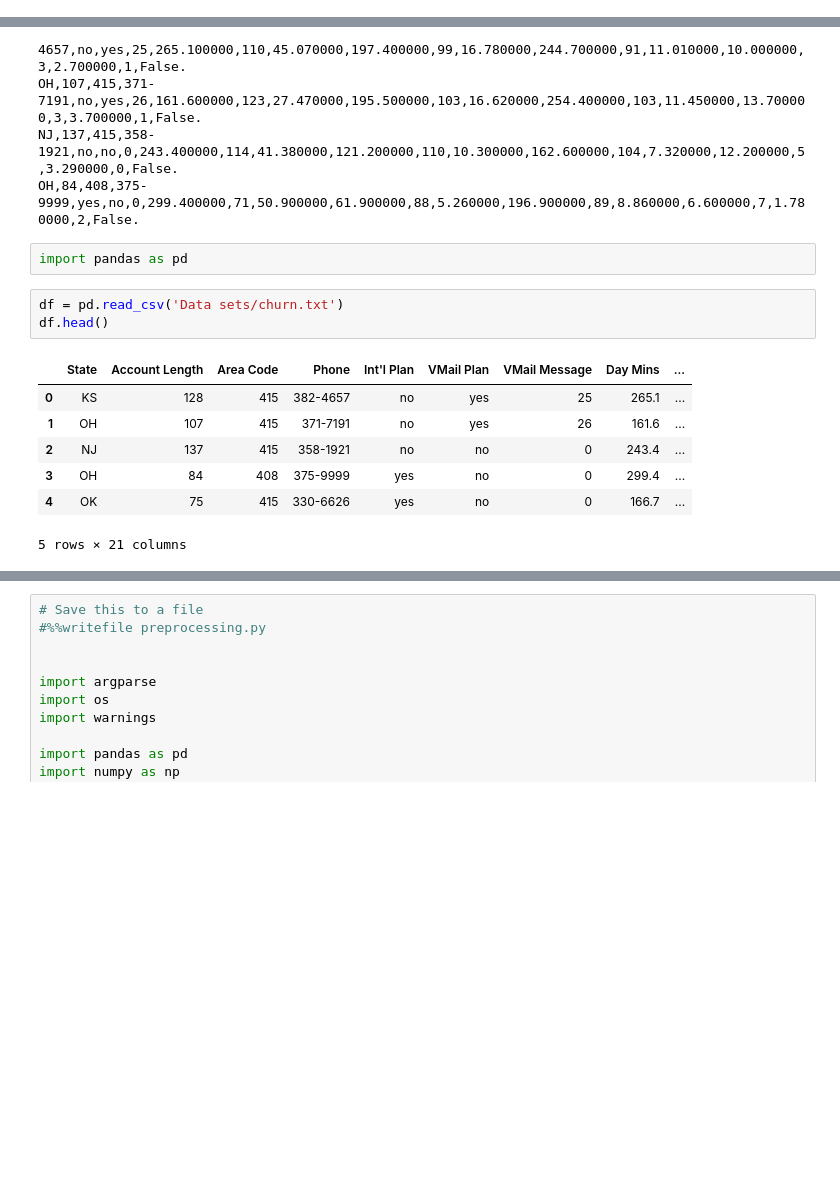
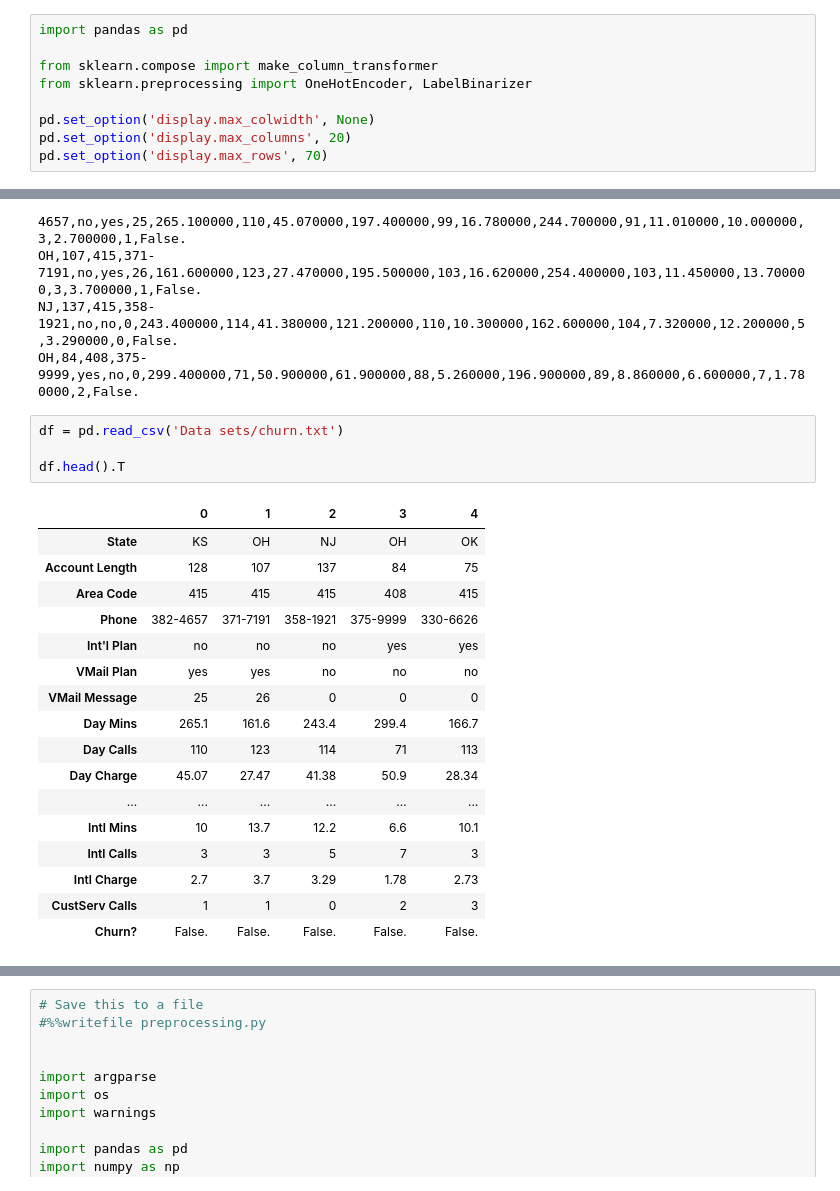
Before and after one commit to lpatruno/sagemaker-course, a Jupyter notebook: notebooks/processing.ipynb, the cells around one changed output, grey strips where cells are left out. Saved outputs shown, nothing was run; the diff lists cells and outputs as text; blank space fills up the shorter version.

Commit message:
code for processing churn data

```diff
--- a/notebooks/processing.ipynb
+++ b/notebooks/processing.ipynb
@@ -4,2 +8,11 @@
+# %%
+import pandas as pd
+
+from sklearn.compose import make_column_transformer
+from sklearn.preprocessing import OneHotEncoder, LabelBinarizer
+
+pd.set_option('display.max_colwidth', None)
+pd.set_option('display.max_columns', 20)
+pd.set_option('display.max_rows', 70)
 # %%
 # Download original data
@@ -27,16 +27,25 @@ KS,128,415,382-4657,no,yes,25,265.100000,110,45.070000,197.400000,99,16.780000,2
 OH,107,415,371-7191,no,yes,26,161.600000,123,27.470000,195.500000,103,16.620000,254.400000,103,11.450000,13.700000,3,3.700000,1,False.
 NJ,137,415,358-1921,no,no,0,243.400000,114,41.380000,121.200000,110,10.300000,162.600000,104,7.320000,12.200000,5,3.290000,0,False.
 OH,84,408,375-9999,yes,no,0,299.400000,71,50.900000,61.900000,88,5.260000,196.900000,89,8.860000,6.600000,7,1.780000,2,False.
-# %%
-import pandas as pd
 # %%
 df = pd.read_csv('Data sets/churn.txt')
-df.head()
+
+df.head().T
 # %% [output]
-|  | State | Account Length | Area Code | Phone | Int'l Plan | VMail Plan | VMail Message | Day Mins | ... |
-| 0 | KS | 128 | 415 | 382-4657 | no | yes | 25 | 265.1 | ... |
-| 1 | OH | 107 | 415 | 371-7191 | no | yes | 26 | 161.6 | ... |
-| 2 | NJ | 137 | 415 | 358-1921 | no | no | 0 | 243.4 | ... |
-| 3 | OH | 84 | 408 | 375-9999 | yes | no | 0 | 299.4 | ... |
-| 4 | OK | 75 | 415 | 330-6626 | yes | no | 0 | 166.7 | ... |
+|  | 0 | 1 | 2 | 3 | 4 |
+| State | KS | OH | NJ | OH | OK |
+| Account Length | 128 | 107 | 137 | 84 | 75 |
+| Area Code | 415 | 415 | 415 | 408 | 415 |
+| Phone | 382-4657 | 371-7191 | 358-1921 | 375-9999 | 330-6626 |
+| Int'l Plan | no | no | no | yes | yes |
+| VMail Plan | yes | yes | no | no | no |
+| VMail Message | 25 | 26 | 0 | 0 | 0 |
+| Day Mins | 265.1 | 161.6 | 243.4 | 299.4 | 166.7 |
+| Day Calls | 110 | 123 | 114 | 71 | 113 |
+| Day Charge | 45.07 | 27.47 | 41.38 | 50.9 | 28.34 |
+| ... | ... | ... | ... | ... | ... |
+| Intl Mins | 10 | 13.7 | 12.2 | 6.6 | 10.1 |
+| Intl Calls | 3 | 3 | 5 | 7 | 3 |
+| Intl Charge | 2.7 | 3.7 | 3.29 | 1.78 | 2.73 |
+| CustServ Calls | 1 | 1 | 0 | 2 | 3 |
+| Churn? | False. | False. | False. | False. | False. |
-5 rows × 21 columns
```
Also changed, not shown: parts of 7 cells of this notebook.
